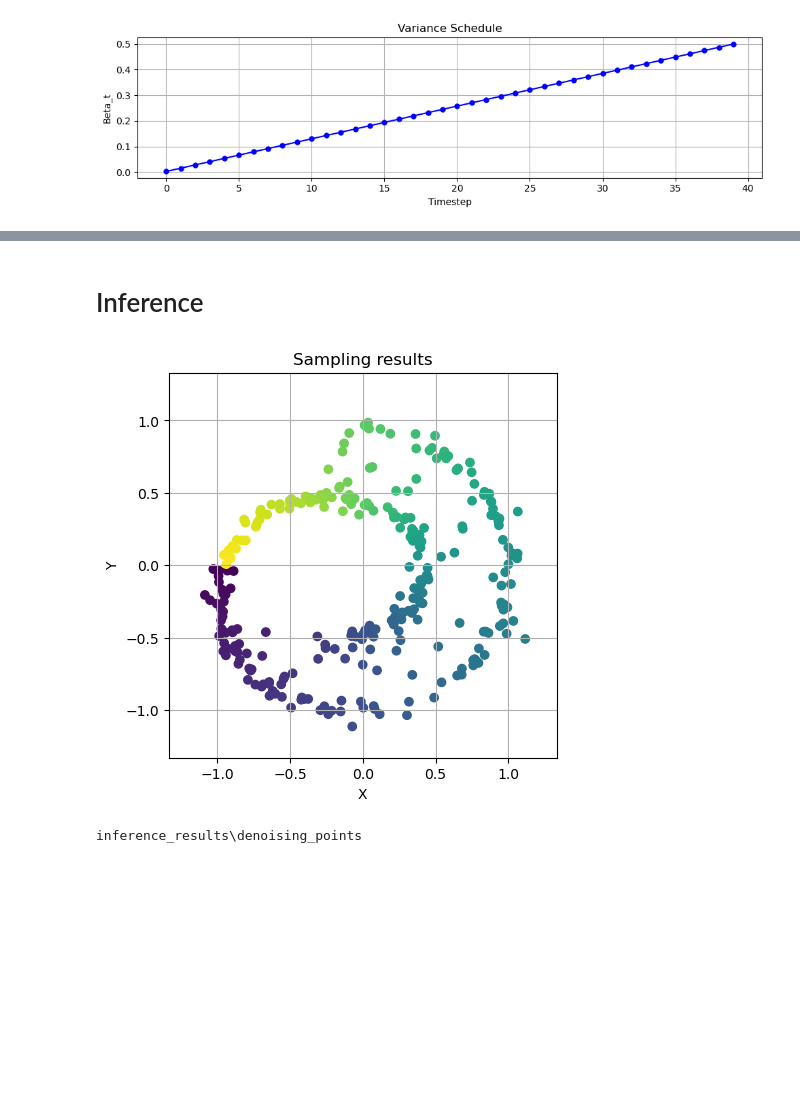
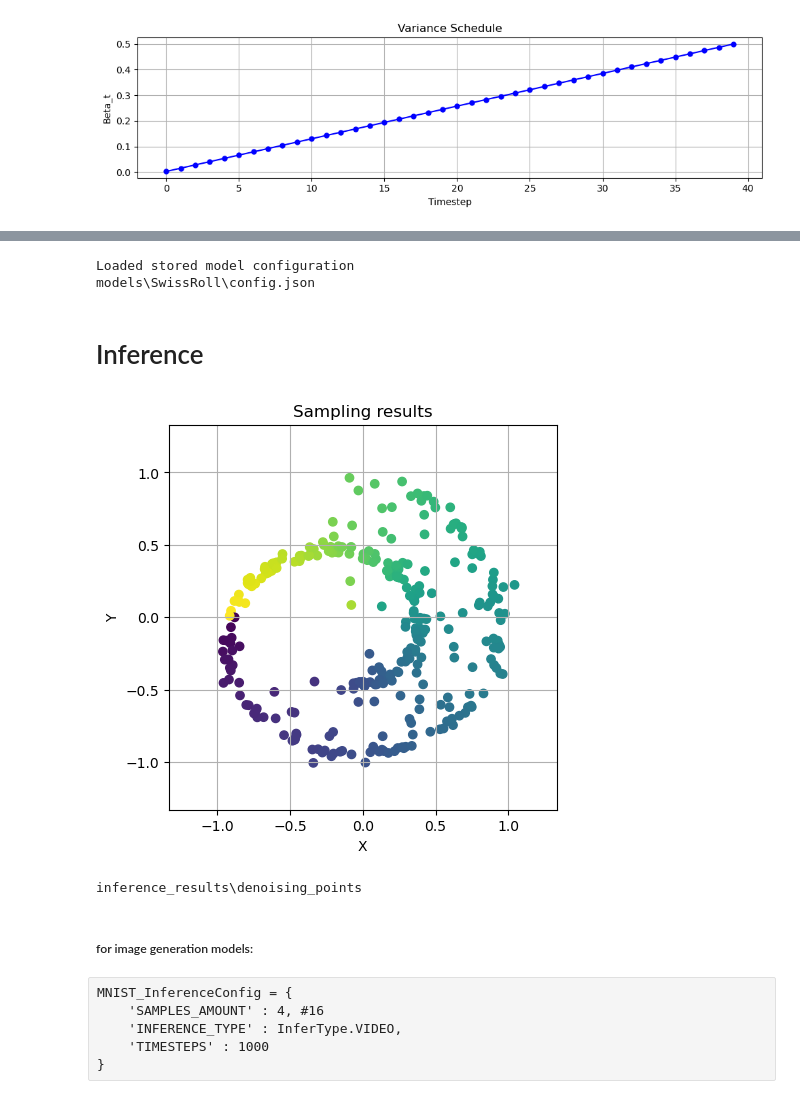
Before and after one commit to Grazvy/Diffusion_Models_demonstration, a Jupyter notebook: DDPM.ipynb, the cells around one changed output, grey strips where cells are left out. Drawn from its saved outputs; the diff is of its cells as text; code cells hidden in the pictures; blank space fills up the shorter version.

```diff
--- a/DDPM.ipynb
+++ b/DDPM.ipynb
@@ -198,12 +109,11 @@ def train_one_epoch(model, constants, loader, optimizer, scaler, loss_fn, epoch=
 # %% [markdown]
 ![](.\resources\sampling.png)
 # %%
+# Algorithm 2: Sampling
 # generates "num_images"-amount of samples
 
 @torch.no_grad()
-def generate_samples(model, constants, inference_logger, timesteps=1000, img_shape=(3, 64, 64),
-                      num_images=5, device="cpu"):
-
+def generate_samples(model, constants, inference_logger, timesteps, img_shape, num_images, device="cpu"):
 
     # (multiples: x := [x1_T, x2_T ..., x(num_images)_T] )
     x_shape = (num_images, *img_shape) if isinstance(img_shape, tuple) else (num_images, img_shape)
@@ -233,7 +143,24 @@ def generate_samples(model, constants, inference_logger, timesteps=1000, img_sha
             + torch.sqrt(beta_t) * z
         )
 
+        # save progress for video generation
         inference_logger.update(x)
 
     # 6: return x_0
+    # save generated sample in files
     inference_logger.save_result(x)
+# %%
+TrainingConfig = {
+    'SAMPLES_AMOUNT' : 1, # amount of test samples, to see progress
+    'INFERENCE_TYPE' : InferType.NONE,  # type of sample
+    'TIMESTEPS' : 40, # Define number of diffusion timesteps
+    'NUM_EPOCHS' : 100,
+    'BATCH_SIZE' : 512,
+    'CHECKPOINT_PERIOD' : 50, # how frequently the models state should be saved (in epoches)
+    'NUM_WORKERS' : 0 # does not work on windows
+}
+
+# formality for any model configuration
+FNNConfig = {
+    'IMG_SHAPE' : 2,
+}
@@ -240,11 +188,10 @@ def generate_samples(model, constants, inference_logger, timesteps=1000, img_sha
 # %%
-#m = ModelManager(model_name="MNIST_DDPM", model_config=ModelConfig, checkpoint_name=None, type="UNET")
-#todo remove model_config
-m = ModelManager(model_name="SwissRoll10", checkpoint_name=None, type="FNN")
+# load or create model
+m = ModelManager(model_name="SwissRoll", model_config=FNNConfig, checkpoint_name=None, type="FNN")
 model = m.get_model()
+
 model.to(BaseConfig['DEVICE'])
-
-optimizer = torch.optim.AdamW(model.parameters(), lr=TrainingConfig['LR'])
+optimizer = torch.optim.AdamW(model.parameters(), lr=2e-4)
 loss_fn = nn.MSELoss()
 scaler = amp.GradScaler()
 
@@ -256,9 +203,13 @@ dataloader = get_dataloader(dataset_name=BaseConfig['DATASET'],
 constants = ConstantsManager(
     num_diffusion_timesteps = TrainingConfig['TIMESTEPS'],
     device                  = BaseConfig['DEVICE'],
-    shape_2d=True
+    shape_2d=BaseConfig['DATASET']=="SWISS"
 )
+# %% [output]
+Loaded stored model configuration
+models\SwissRoll\config.json
 # %%
+# run training
 for epoch in range(1, TrainingConfig['NUM_EPOCHS'] + 1):
     torch.cuda.empty_cache()
     gc.collect()
@@ -278,7 +229,7 @@ for epoch in range(1, TrainingConfig['NUM_EPOCHS'] + 1):
                 inference_logger= InferenceLogger(
                     TrainingConfig['INFERENCE_TYPE'],
                     m.get_inference_logs_path()),
-                img_shape=ModelConfig['IMG_SHAPE'],
+                img_shape=m.get_img_shape(),
                 device=BaseConfig['DEVICE'],
             )
 
@@ -288,19 +245,21 @@ for epoch in range(1, TrainingConfig['NUM_EPOCHS'] + 1):
 # %%
+# using previously defined model and constants
+
 # swiss roll
 os.makedirs("inference_results", exist_ok=True)
 filename = "denoising_points"
 save_path = os.path.join("inference_results", filename)
 
 generate_samples(
     model,
     constants,
     num_images=300,
-    inference_logger=InferenceLogger(InferType.POINT, save_path),
+    inference_logger=InferenceLogger(InferType.PLOT, save_path),
     timesteps=40,
-    img_shape=ModelConfig['IMG_SHAPE'],
+    img_shape=m.get_img_shape(),
     device=BaseConfig['DEVICE'],
 )
 print(save_path)
 # %% [output]
-[figure, old version]
+[figure, new version]
 inference_results\denoising_points
@@ -325,0 +266,8 @@ print(save_path)
+# %% [markdown]
+##### for image generation models:
+# %% [raw]
+MNIST_InferenceConfig = {
+    'SAMPLES_AMOUNT' : 4, #16
+    'INFERENCE_TYPE' : InferType.VIDEO,
+    'TIMESTEPS' : 1000
+}
```
Also changed, not shown: parts of 17 cells of this notebook, 3 other files.
